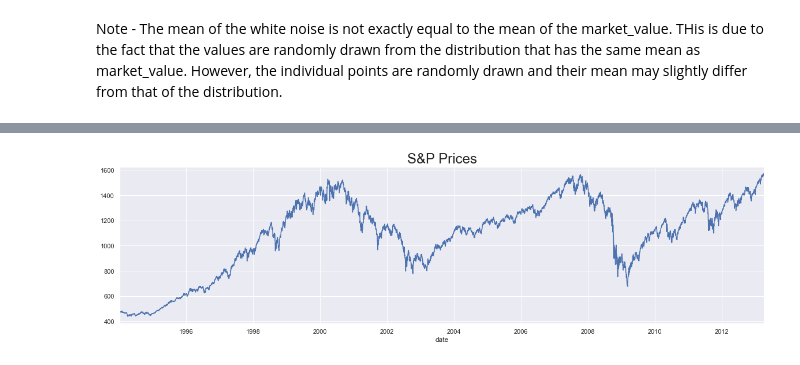
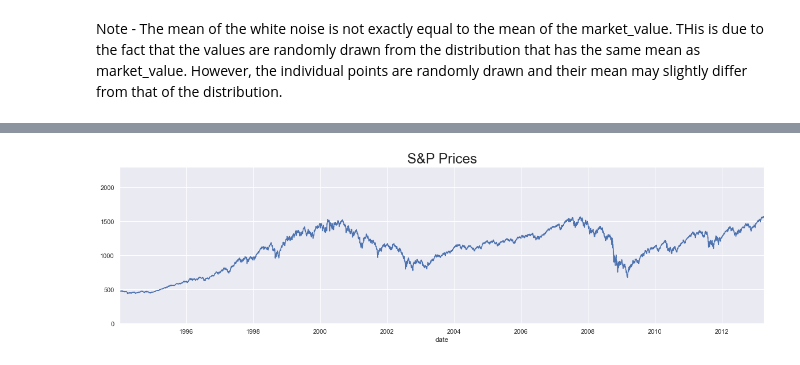
Before and after one commit to satyajitghosh/TimeSeriesAnalysis, a Jupyter notebook: DataRangerCourse/TS_lecture2.ipynb, the cells around one changed output, grey strips where cells are left out. Cells and saved outputs as stored; diff of their text form; code cells hidden in the pictures.

```diff
--- a/DataRangerCourse/TS_lecture2.ipynb
+++ b/DataRangerCourse/TS_lecture2.ipynb
@@ -71,6 +71,7 @@ plt.show()
 # %%
 df.market_value.plot(figsize=(20,5))
 plt.title('S&P Prices',size = 24)
+plt.ylim(0,2300)
 plt.show()
 # %% [output]
-[figure, old version]
+[figure, new version]
```
Also changed, not shown: parts of 17 cells of this notebook.
